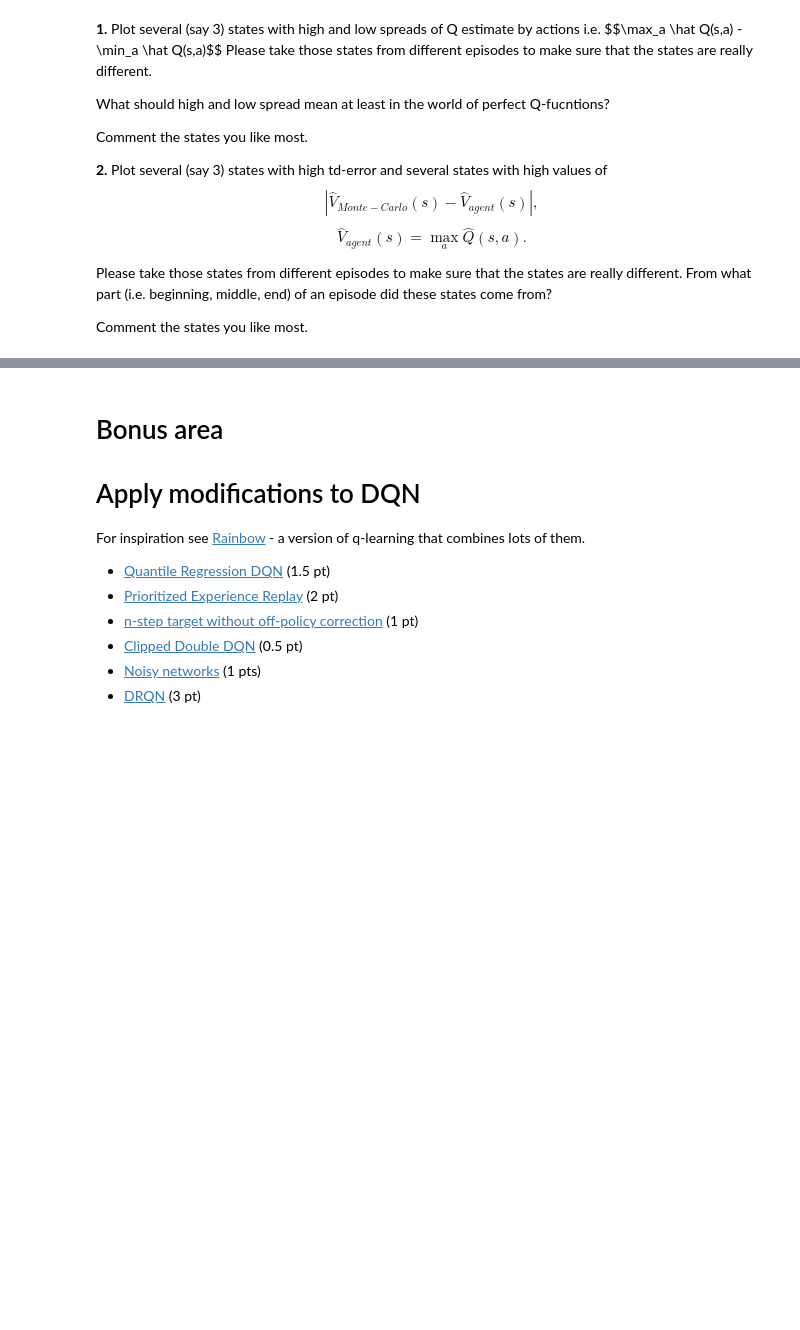
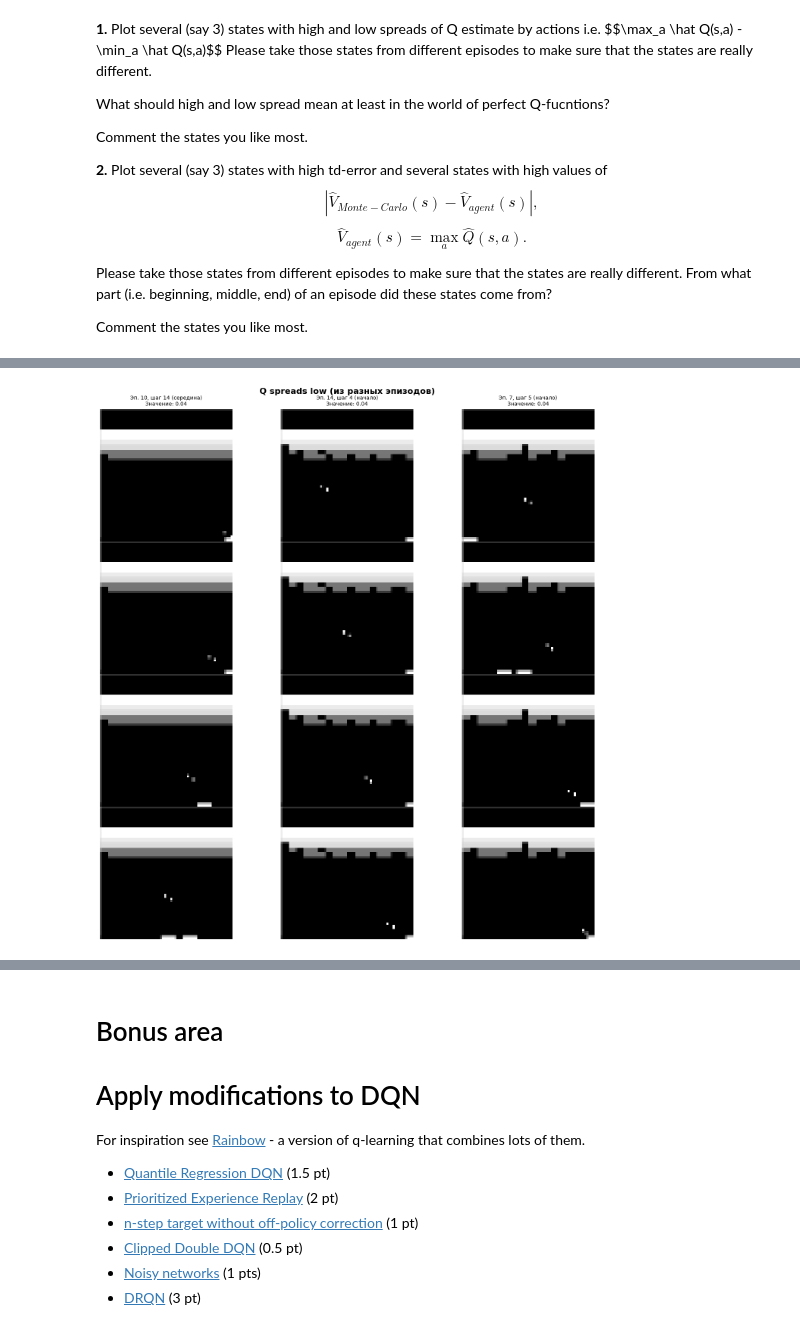
Before and after one commit to MoiseevRoman/RL-course, a Jupyter notebook: hw3/dueling_ddqn.ipynb, the cells around one changed output, grey strips where cells are left out. Saved outputs shown, nothing was run; the diff lists cells and outputs as text; code cells hidden in the pictures; blank space fills up the shorter version.

```diff
--- a/hw3/dueling_ddqn.ipynb
+++ b/hw3/dueling_ddqn.ipynb
@@ -1047,0 +1101,13 @@ img_by_obs()
+# %%
+low_spread_states = []
+used_episodes = set()
+for item in sorted(all_spreads, key=lambda x: x['value']):
+    if item['episode'] not in used_episodes:
+        low_spread_states.append(item)
+        used_episodes.add(item['episode'])
+        if len(low_spread_states) == 3:
+            break
+
+plot_selected_states(low_spread_states, 'Q spreads low', state_shape)
+# %% [output]
+[figure, added]
```
Also changed, not shown: parts of 10 cells of this notebook.
